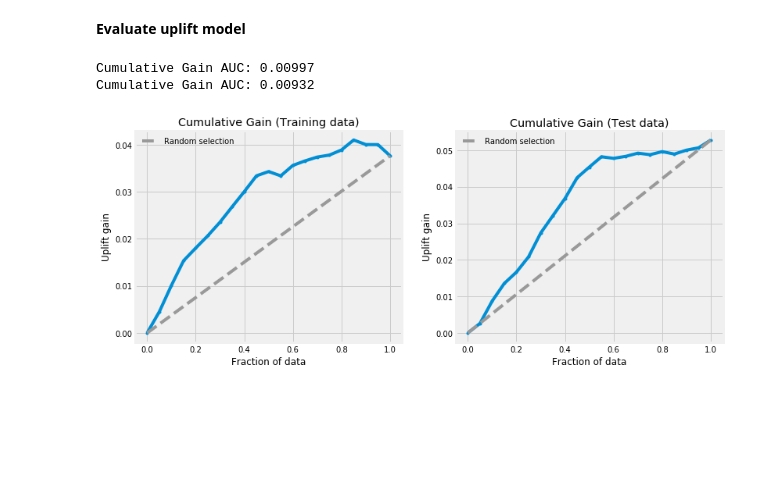
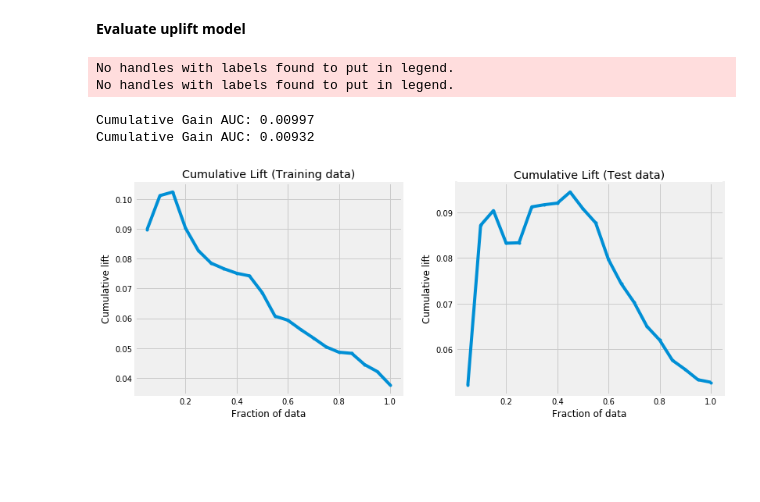
Before and after one commit to W-Tran/uplift-modelling, a Jupyter notebook: Uplift_Modelling.ipynb, the cells around one changed output. Cells and saved outputs as stored; diff of their text form; code cells hidden in the pictures; blank space fills up the shorter version.

Commit message:
update evaluation figure

```diff
--- a/Uplift_Modelling.ipynb
+++ b/Uplift_Modelling.ipynb
@@ -10,6 +10,7 @@ from scipy.stats import uniform, reciprocal
 from sklearn.model_selection import train_test_split
 from sklearn.ensemble import RandomForestRegressor
 from scipy.stats import t
+plt.style.use('fivethirtyeight')
 # %%
 df = pd.read_csv("data/hillstrom/Kevin_Hillstrom_MineThatData_E-MailAnalytics_DataMiningChallenge_2008.03.20.csv")
 df.head()
@@ -267,19 +268,21 @@ up1.fit(**best_params)
 # %%
 fig = plt.figure(figsize=(12,5))
 ax = fig.add_subplot(121)
-up1.train_results_.plot(ax=ax);
-ax.set_title("Cumulative Gain (Training data)")
+up1.train_results_.plot('cuplift', ax=ax, show_random_selection=True);
+ax.set_title("Cumulative Lift (Training data)")
 
 ax = fig.add_subplot(122)
-up1.test_results_.plot(ax=ax);
-ax.set_title("Cumulative Gain (Test data)")
+up1.test_results_.plot('cuplift', ax=ax, show_random_selection=True);
+ax.set_title("Cumulative Lift (Test data)")
 
 print("Cumulative Gain AUC: {:.5f}".format(up1.train_results_.Q_cgains))
 print("Cumulative Gain AUC: {:.5f}".format(up1.test_results_.Q_cgains))
 # %% [output]
-Cumulative Gain AUC: 0.00997
-Cumulative Gain AUC: 0.00932
+No handles with labels found to put in legend.
+No handles with labels found to put in legend.
+Cumulative Gain AUC: 0.00997
+Cumulative Gain AUC: 0.00932
-[figure, old version]
+[figure, new version]
 # %% [markdown]
 <br>
 <br>
```
